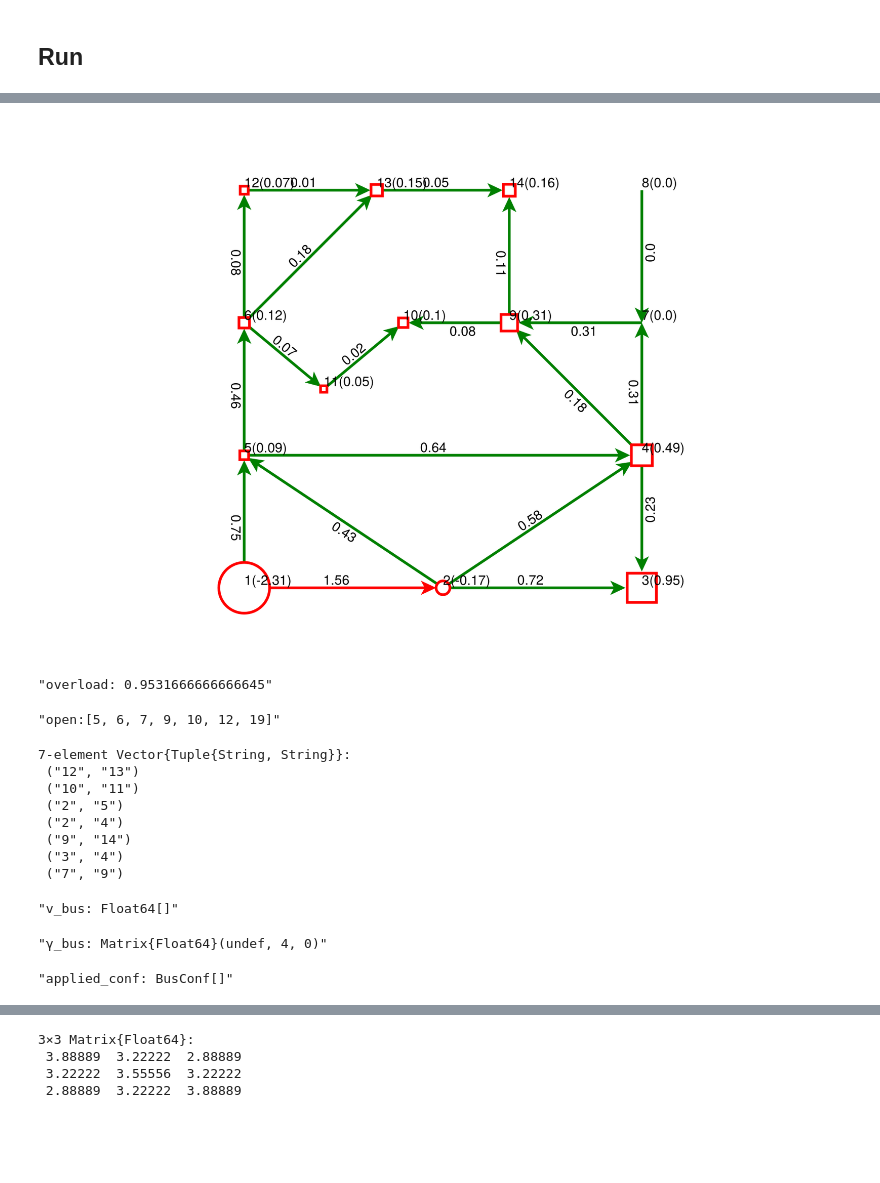
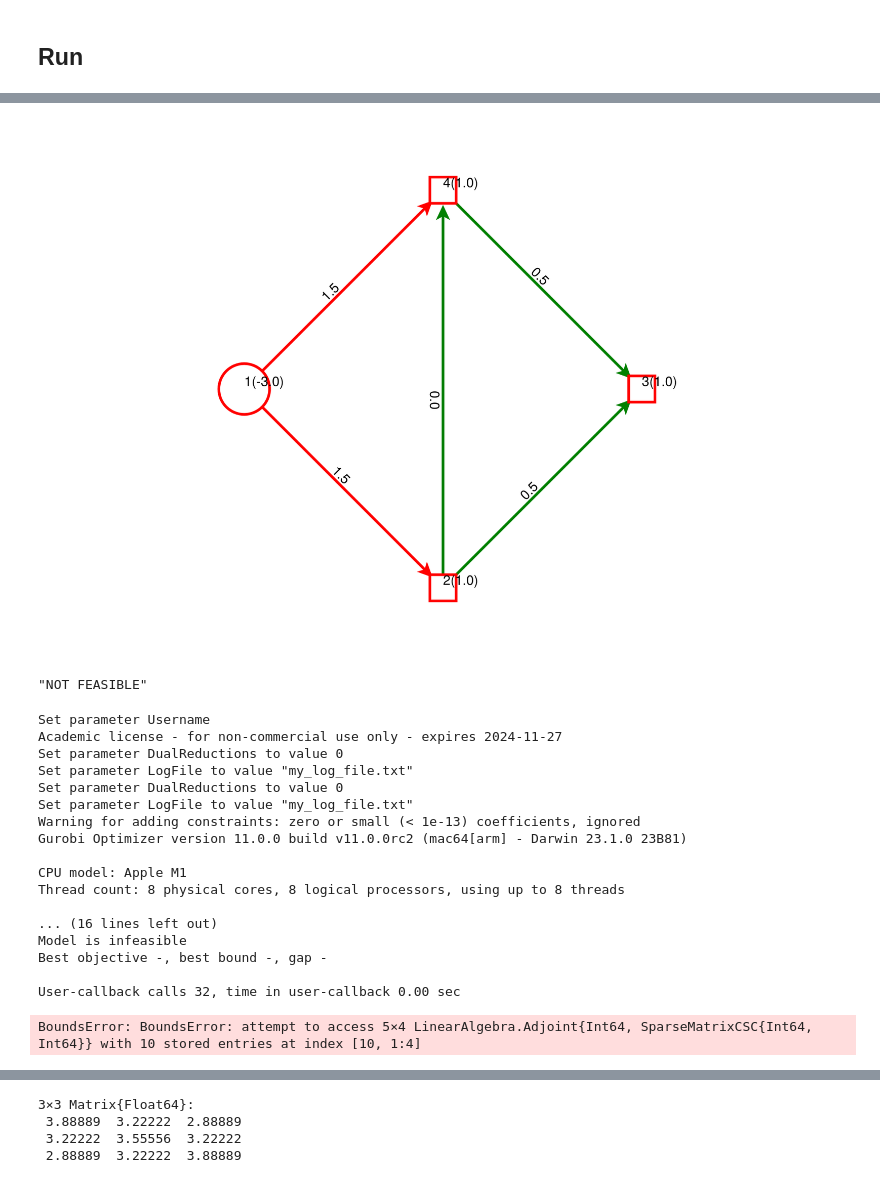
Before and after one commit to BenoitJeanson/topo_sandbox, a Jupyter notebook: Simons_approach.ipynb, the cells around one changed output, grey strips where cells are left out. Cells and saved outputs as stored; diff of their text form; code cells hidden in the pictures; blank space fills up the shorter version.

```diff
--- a/Simons_approach.ipynb
+++ b/Simons_approach.ipynb
@@ -858,3 +970,33 @@ function N_1_connectednes_bussplit_def!(model, bus_origin)
 end
 # %% [output]
 N_1_connectednes_bussplit_def! (generic function with 1 method)
+# %%
+g, bus_confs, contingencies, coord = create_mini_case(false)
+trip = 2
+model = init_model(g, trip:trip, true, 0., true, bus_confs, true)
+big_M = 5
+outages = model.ext[:outages]
+is_outage = model.ext[:is_outage]
+
+cases = 1:1
+new_edges = 1:ne(g)
+@variable(model, c_w[cases, new_edges])
+@constraint(model, c_w[1,trip] == 1)
+@constraint(model, [e in (e for e in 1:ne(g) if e≠trip)], c_w[1,e] == 0)
+# @constraint(model, [c in cases, e in new_edges], c_w[c, e] ≥ is_outage(c,e))
+# @constraint(model, [c in cases, e in new_edges], c_w[c, e] ≥ v_branch[e])
+# @constraint(model, [c in cases, e in new_edges], c_w[c, e] ≤ is_outage(c,e) + v_branch[e])
+
+@variable(model, v_bus[1:length(bus_confs)], Bin)
+@constraint(model, v_bus[1] == 1)
+
+N_1_connectednes_bussplit_def!(model, 1)
+
+# @constraint(model, [bus in 1:nv(g)], model[:cn1_πbus][1,bus] == 1)
+# @constraint(model, [cases], model[:cn1_a][:] .== 1)
+
+optimize!(model)
+
+# filter_latex_formulation(model, "")
+# h = add_subBus(g, bus_confs)
+# draw(dc_flow(h), layout = coord);
@@ -983,8 +1117,7 @@ function secured_dc_OTS(g::MetaGraph;
     end
 
     c_w_def!(model)
-    N_1_connectednes_def!(model, 10)
-    # N_1_connectednes_bussplit_def!(model, 10)
+    # N_1_connectednes_def!(model, 10)
     # N_1_connectednes_def!(model, 1)
     balance_def!(model)
 
@@ -992,6 +1125,7 @@ function secured_dc_OTS(g::MetaGraph;
     flows_def!(model, big_M)
     # base_connectedness!(model)
     base_connectedness_light!(model)
+    N_1_connectednes_bussplit_def!(model, 1)
 
     overload = overload_def!(model)
     # @constraint(model, overload ≤ 0)
@@ -1078,23 +1239,23 @@ InfrastructureSystems.TimeSeriesParameters(Dates.Minute(0), InfrastructureSystem
 # %%
-g, bus_confs, contingencies = create_case(sys)
-# g, bus_confs, contingencies, coord = create_mini_case(false)
+# g, bus_confs, contingencies = create_case(sys)
+g, bus_confs, contingencies, coord = create_mini_case(false)
 is_single_ρ = true
 ρ_min_bound = 0.
 n_1_connectedness = false
 allow_branch_openings = true
 # bus_confs = BusConf[]
 
-g["1","5"].p_max = 2
+# g["1","5"].p_max = 2
 
 model = secured_dc_OTS(g,
                 # contingencies = contingencies,
                 # contingencies =1:20,#:20, #vcat(1:16,19:20),#,19,20],
-                contingencies = [1,14,15],
+                contingencies = 1:ne(g),
                 is_single_ρ=is_single_ρ,
                 ρ_min_bound=ρ_min_bound,
                 n_1_connectedness = n_1_connectedness,
                 allow_branch_openings = allow_branch_openings,
-                # bus_confs = bus_confs,
+                bus_confs = bus_confs,
                 )
 
 # forcing = [5, 7, 9, 11, 12, 16]
@@ -1120,44 +1281,50 @@ if is_solved_and_feasible(model)
         openings = [i for (i,v_branch) in enumerate(value.(model[:v_branch])) if v_branch == 1]
         display("open:$openings")
         display([collect(edge_labels(g))[i] for i in openings])
     end
 
     if bus_confs ≠ BusConf[]
         display("v_bus: $(value.(model[:v_bus]))")
         display("γ_bus: $(value.(model[:γ_bus]))")
         applied_conf = BusConf[bus_confs[i] for (i, v) in enumerate(value.(model[:v_bus])) if isapprox(v, 1, atol=1e-9)]
         display("applied_conf: $applied_conf")
     end
     # openings = [10]
     g_result, openings_result=add_subBus(g, applied_conf, openings)
     dc_flow!(g_result, outages = [openings_result])
     draw(g_result , outages = openings_result, layout = layout);
 else
     display("NOT FEASIBLE")
 end
 
 play_openings = [1,10]
 play_conf = applied_conf
 g_play=add_subBus(g, play_conf)
 balance!(g_play)
 play_trip = 1
 dc_flow!(g_play, outages = play_openings, trip = play_trip)
 # draw(g_play , outages = play_openings, trip = play_trip, layout = layout);
 nothing;
 
 display(solution_summary(model))
 # %% [output]
-[figure, old version]
+[figure, new version]
-"overload: 0.9531666666666645"
+"NOT FEASIBLE"
-"open:[5, 6, 7, 9, 10, 12, 19]"
+Set parameter Username
+Academic license - for non-commercial use only - expires 2024-11-27
+Set parameter DualReductions to value 0
+Set parameter LogFile to value "my_log_file.txt"
+Set parameter DualReductions to value 0
+Set parameter LogFile to value "my_log_file.txt"
+Warning for adding constraints: zero or small (< 1e-13) coefficients, ignored
+Gurobi Optimizer version 11.0.0 build v11.0.0rc2 (mac64[arm] - Darwin 23.1.0 23B81)
+
+CPU model: Apple M1
+Thread count: 8 physical cores, 8 logical processors, using up to 8 threads
+
+... (16 lines left out)
+Model is infeasible
+Best objective -, best bound -, gap -
+
+User-callback calls 32, time in user-callback 0.00 sec
-7-element Vector{Tuple{String, String}}:
- ("12", "13")
- ("10", "11")
- ("2", "5")
- ("2", "4")
- ("9", "14")
- ("3", "4")
- ("7", "9")
+BoundsError: BoundsError: attempt to access 5×4 LinearAlgebra.Adjoint{Int64, SparseMatrixCSC{Int64, Int64}} with 10 stored entries at index [10, 1:4]
-"v_bus: Float64[]"
-"γ_bus: Matrix{Float64}(undef, 4, 0)"
-"applied_conf: BusConf[]"
```
Also changed, not shown: parts of 28 cells of this notebook, 2 other files.
